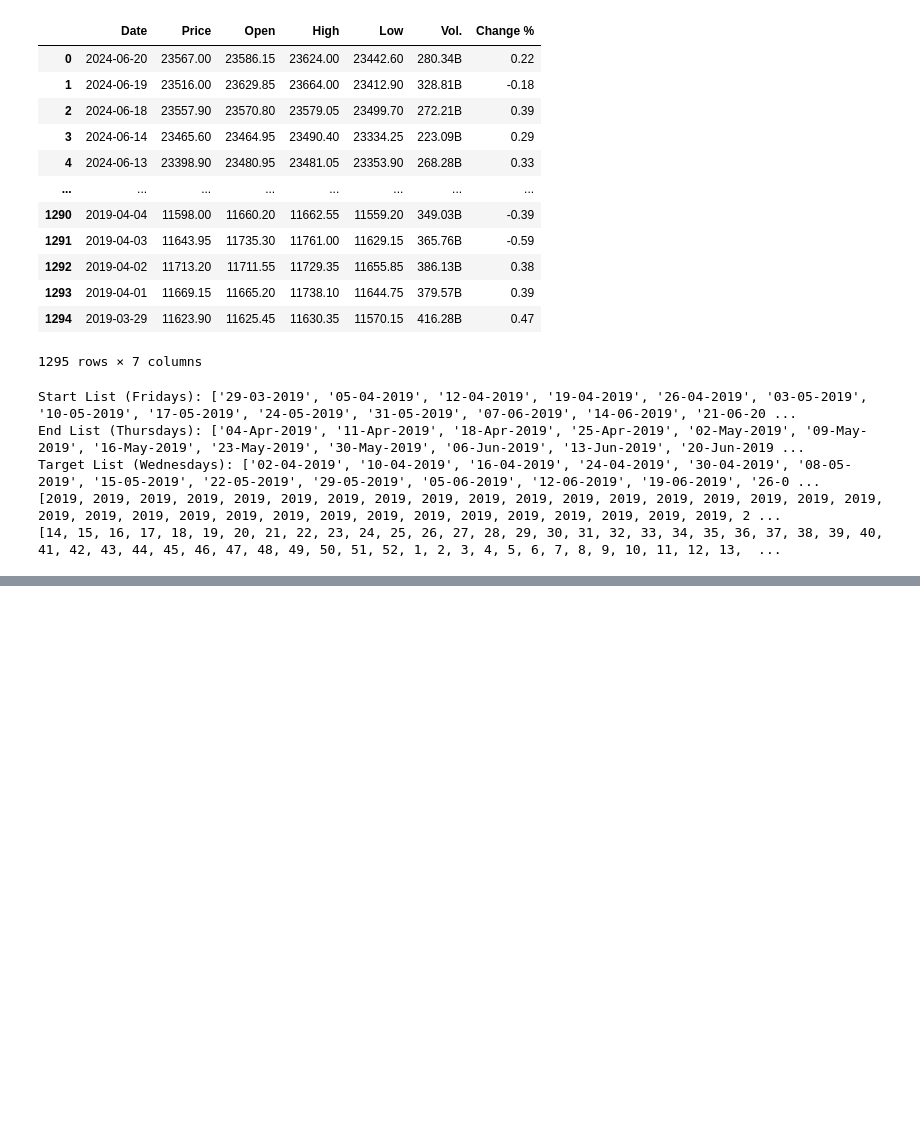
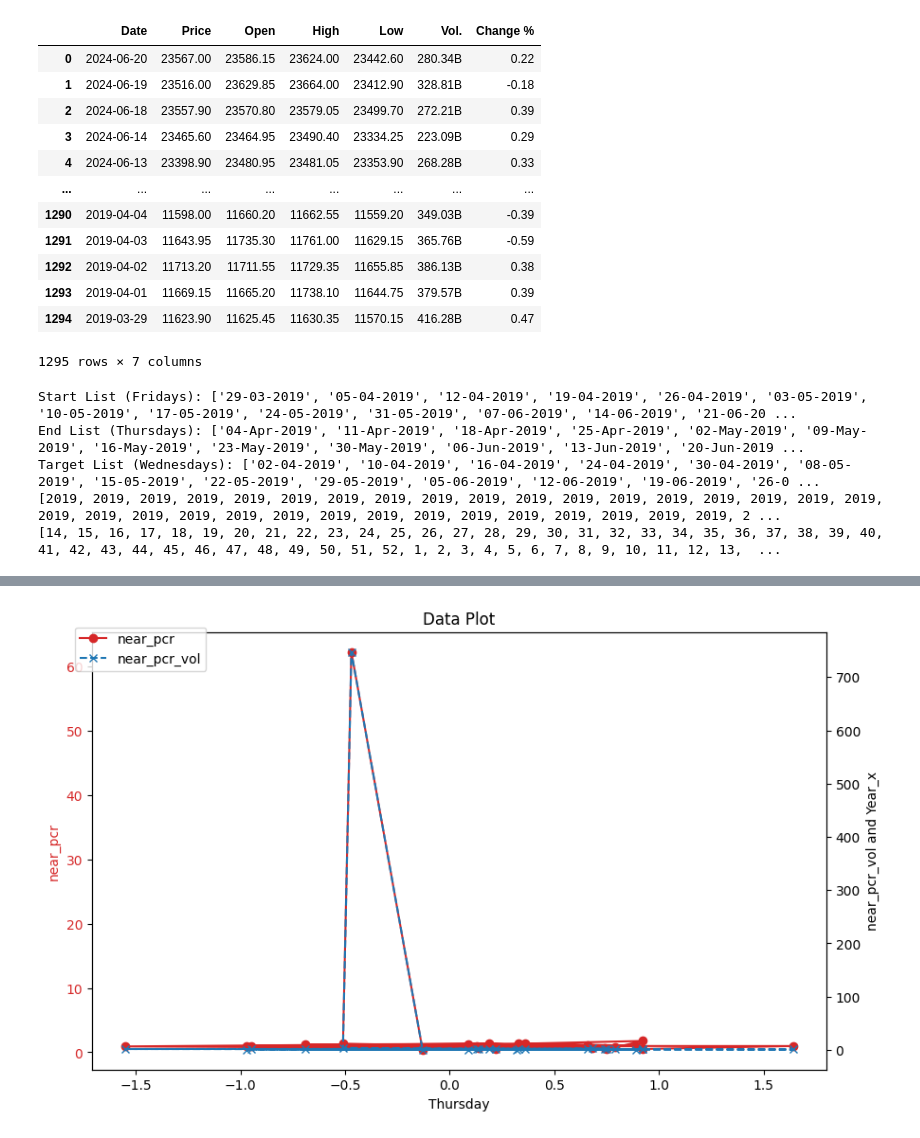
Before and after one commit to bala-ceg/backtest-strategies, a Jupyter notebook: weeklyexpiry_prediction.ipynb, the cells around one changed output, grey strips where cells are left out. Cells and saved outputs as stored; diff of their text form; code cells hidden in the pictures; blank space fills up the shorter version.

```diff
--- a/weeklyexpiry_prediction.ipynb
+++ b/weeklyexpiry_prediction.ipynb
@@ -376,6 +380,8 @@ pivoted_data_2
 # %%
 pivoted_data_2['Year_Week'] = pivoted_data_2['Year'].astype(str) + '_' + pivoted_data_2['Week_Number'].astype(str)
-#pivoted_data_3 = pivoted_data_2[pivoted_data_2['Year'] == 2024]
 pivoted_data_3 = pivoted_data_2
-print(len(pivoted_data_3))
-len(pivoted_data_3[(pivoted_data_3['Thursday'] < 0.5) & (pivoted_data_3['Thursday'] > -0.5)])
+pcr_data_df['Year_Week']  = pcr_data_df['Year'].astype(str) + '_' + pcr_data_df['Week_Number'].astype(str)
+pcr_data_df_1 = pcr_data_df
+
+result = pd.merge(pivoted_data_3, pcr_data_df_1, on='Year_Week', how='inner')
+print(result.head(5))
@@ -381,0 +402,3 @@ len(pivoted_data_3[(pivoted_data_3['Thursday'] < 0.5) & (pivoted_data_3['Thursda
+# %%
+result_df = result[[ 'Thursday', 'near_pcr', 'near_pcr_vol','Year_x']]
+result_df.head(5)
@@ -381,0 +412,3 @@ len(pivoted_data_3[(pivoted_data_3['Thursday'] < 0.5) & (pivoted_data_3['Thursda
+# %%
+result_2024 = result_df[result_df['Year_x'] == 2024]
+result_2024.head(5)
@@ -382,3 +422,29 @@ len(pivoted_data_3[(pivoted_data_3['Thursday'] < 0.5) & (pivoted_data_3['Thursda
+# %%
+fig, ax1 = plt.subplots(figsize=(10, 6))
+
+# Plot near_pcr on the primary y-axis
+color = 'tab:red'
+ax1.set_xlabel('Thursday')
+ax1.set_ylabel('near_pcr', color=color)
+ax1.plot(result_2024['Thursday'], result_2024['near_pcr'], color=color, marker='o', label='near_pcr')
+ax1.tick_params(axis='y', labelcolor=color)
+
+# Create a secondary y-axis for near_pcr_vol and Year_x
+ax2 = ax1.twinx()
+ax2.set_ylabel('near_pcr_vol and Year_x')
+ax2.plot(result_2024['Thursday'], result_2024['near_pcr_vol'], color='tab:blue', marker='x', linestyle='--', label='near_pcr_vol')
+
+
+# Adding legends
+fig.legend(loc="upper left", bbox_to_anchor=(0.1,0.9))
+
+# Adding a title
+plt.title('Data Plot')
+
+# Display the plot
+plt.show()
+# %% [output]
+[figure, added]
 # %%
 from matplotlib import pyplot as plt
 plt.figure(figsize=(10, 5))
```
Also changed, not shown: parts of 11 cells of this notebook.
